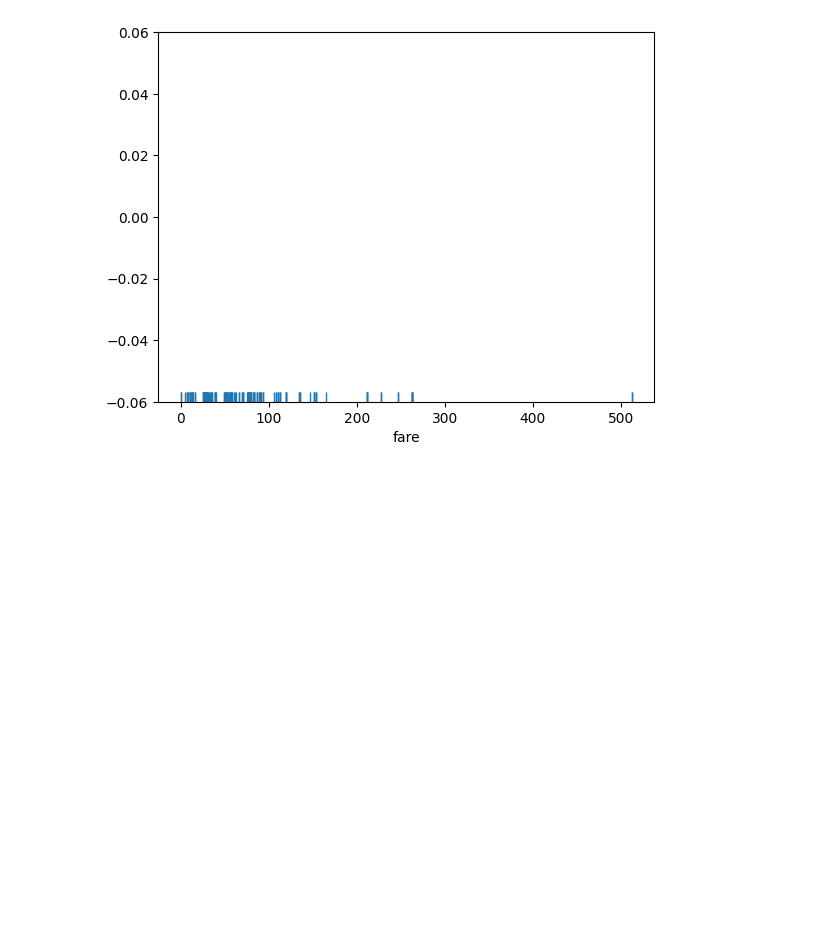
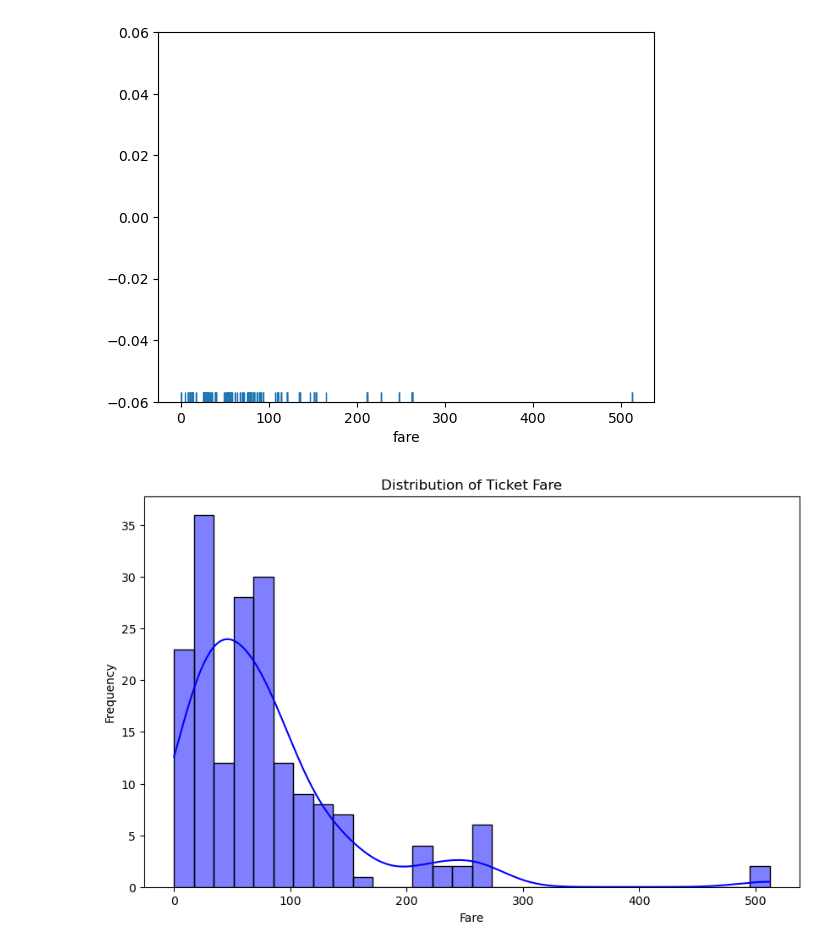
Before and after one commit to Vishwajeet-Londhe/SPPU-CSE-SEM6-Codes, a Jupyter notebook: DSBDA/8.ipynb, the cells around one changed output. Saved outputs shown, nothing was run; the diff lists cells and outputs as text; code cells hidden in the pictures; blank space fills up the shorter version.

```diff
--- a/DSBDA/8.ipynb
+++ b/DSBDA/8.ipynb
@@ -79,3 +79,12 @@ sns.rugplot(dataset['fare'])
 # %% [output]
 <Axes: xlabel='fare'>
 [figure]
+# %%
+plt.figure(figsize=(10, 6))
+sns.histplot(dataset['fare'], kde=True, bins=30, color='blue')
+plt.title('Distribution of Ticket Fare')
+plt.xlabel('Fare')
+plt.ylabel('Frequency')
+plt.show()
+# %% [output]
+[figure, added]
```
